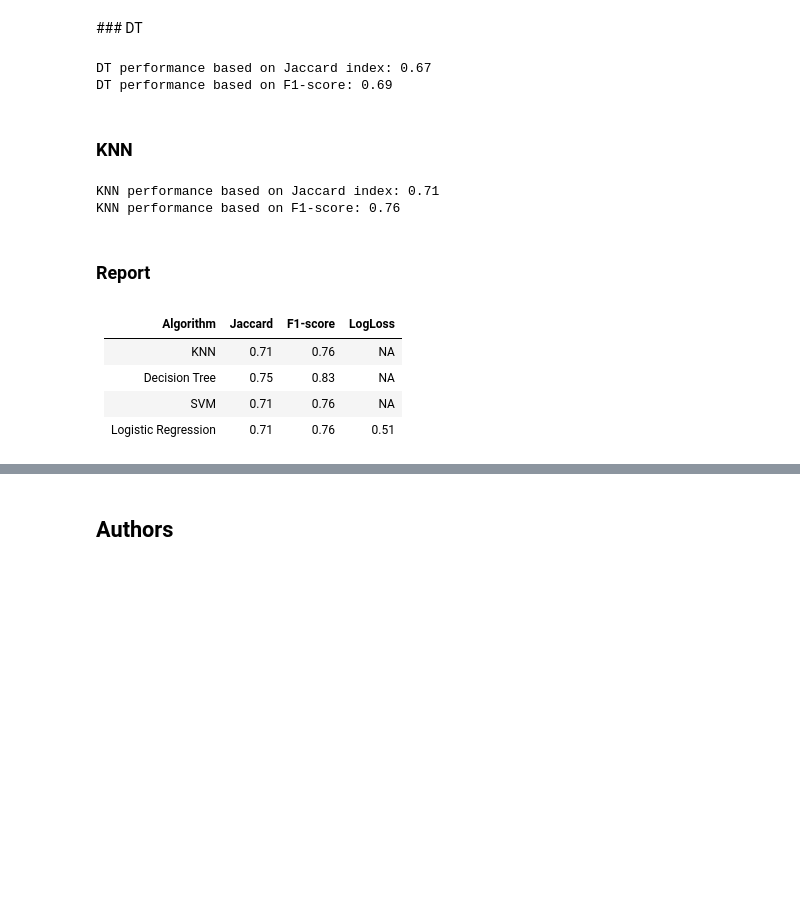
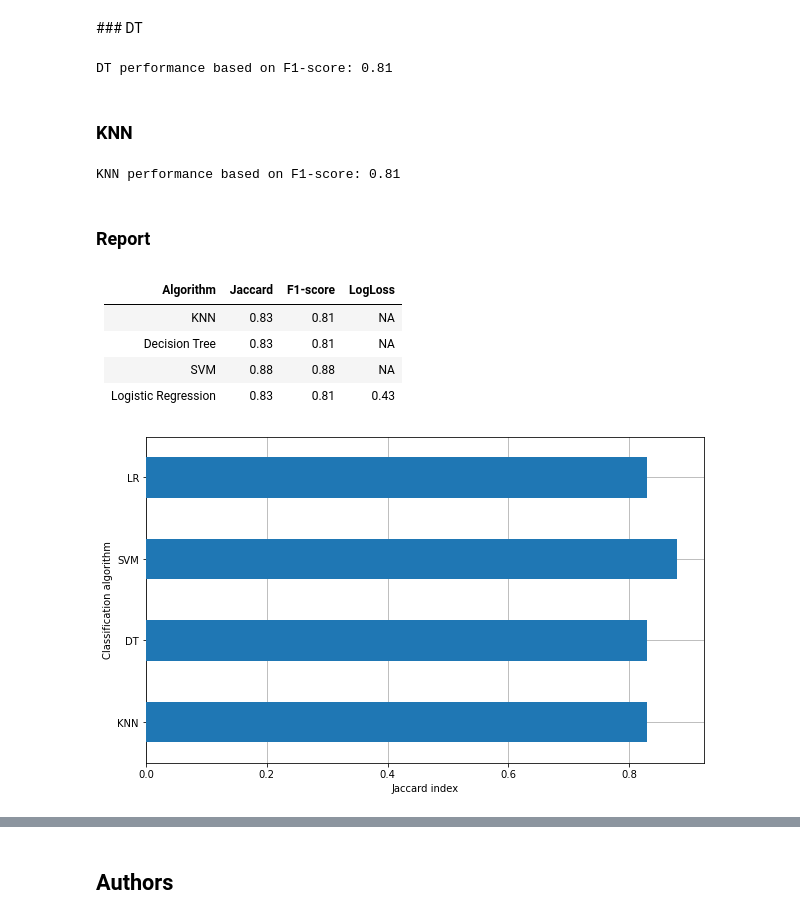
Before and after one commit to aleg83/applied_data_science, a Jupyter notebook: SpaceX_Machine_Learning_Prediction.ipynb, the cells around one changed output, grey strips where cells are left out. Cells and saved outputs as stored; diff of their text form; code cells hidden in the pictures; blank space fills up the shorter version.

```diff
--- a/SpaceX_Machine_Learning_Prediction.ipynb
+++ b/SpaceX_Machine_Learning_Prediction.ipynb
@@ -385,26 +381,37 @@ SVM performance based on F1-score: 0.76
 ### DT
 # %%
 y_pred_tree = best_tree.predict(X_test)
-print("DT performance based on Jaccard index: %.2f" % jaccard_score(Y_test, y_pred_tree))
 print("DT performance based on F1-score: %.2f" % f1_score(Y_test, y_pred_tree, average='weighted') )
 # %% [output]
-DT performance based on Jaccard index: 0.67
-DT performance based on F1-score: 0.69
+DT performance based on F1-score: 0.81
 # %% [markdown]
 ### KNN
 # %%
 y_pred_knn = best_knn.predict(X_test)
-print("KNN performance based on Jaccard index: %.2f" % jaccard_score(Y_test, y_pred_knn))
 print("KNN performance based on F1-score: %.2f" % f1_score(Y_test, y_pred_knn, average='weighted') )
 # %% [output]
-KNN performance based on Jaccard index: 0.71
-KNN performance based on F1-score: 0.76
+KNN performance based on F1-score: 0.81
 # %% [markdown]
 ### Report
 # %% [markdown]
 | Algorithm          | Jaccard | F1-score | LogLoss |
 |--------------------|---------|----------|---------|
-| KNN                | 0.71       | 0.76        | NA      |
-| Decision Tree      | 0.75       | 0.83        | NA      |
-| SVM                | 0.71       | 0.76        | NA      |
-| Logistic Regression | 0.71       | 0.76        | 0.51       |
+| KNN                | 0.83       | 0.81        | NA      |
+| Decision Tree      | 0.83       | 0.81        | NA      |
+| SVM                | 0.88       | 0.88        | NA      |
+| Logistic Regression | 0.83       | 0.81        | 0.43       |
+# %%
+# bar plot of the Jaccard index
+Jaccard_list = [0.83, 0.83, 0.88, 0.83]
+names = ['KNN', 'DT', 'SVM', 'LR']
+data = pd.DataFrame(list(zip(names, Jaccard_list)), columns = ['algorithm','Jaccard index'])
+ax = data.plot(kind='barh', y='Jaccard index', x='algorithm', figsize=(10, 6), zorder=3)
+ax.grid(zorder=0) # set a grid with lower order than the bars to have it behind
+ax.get_legend().remove() # we do not need a legend for this plot
+
+plt.xlabel('Jaccard index')
+plt.ylabel('Classification algorithm')
+
+plt.show()
+# %% [output]
+[figure, added]
```
Also changed, not shown: parts of 17 cells of this notebook.
